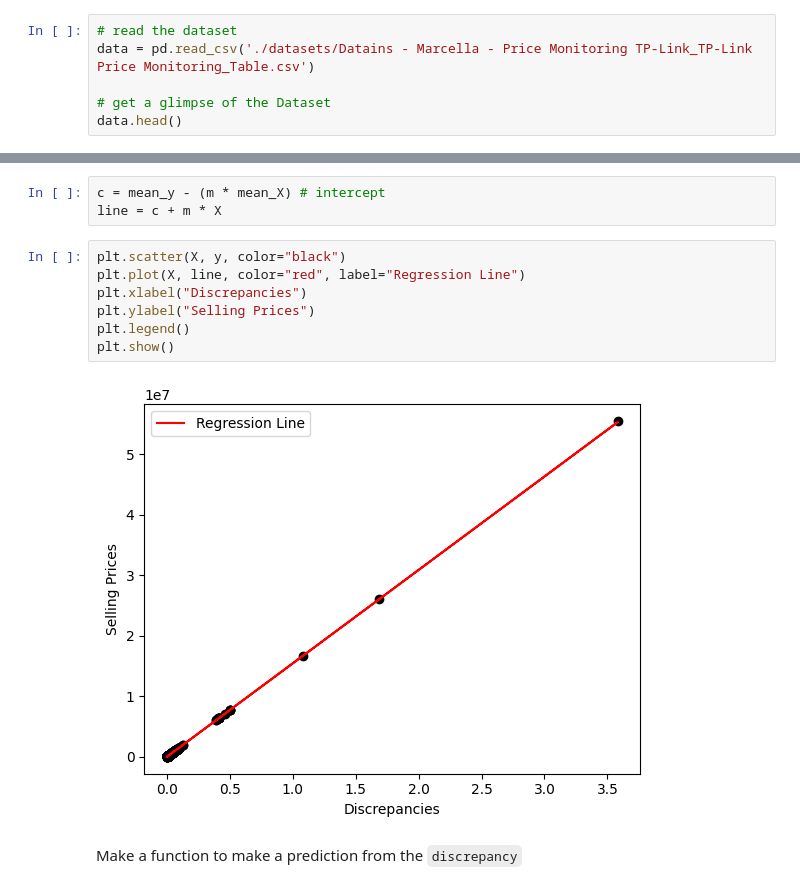
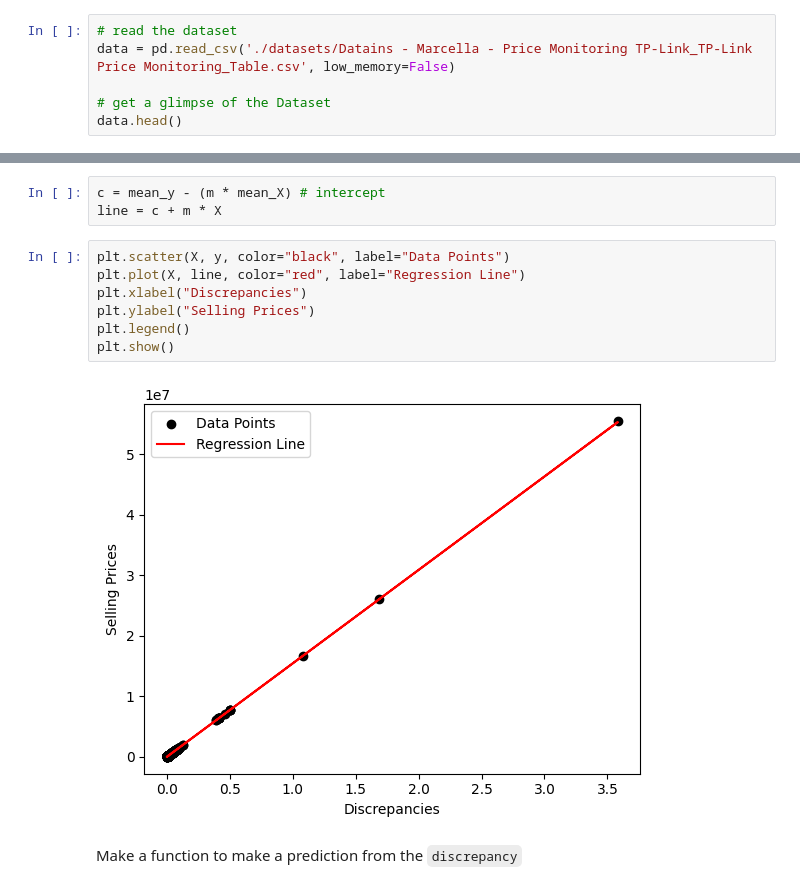
Before and after one commit to ahsanzizan/latihan-lks, a Jupyter notebook: soal-datains/main.ipynb, the cells around one changed output, grey strips where cells are left out. Cells and saved outputs as stored; diff of their text form.

Commit message:
Update soal-datains

```diff
--- a/soal-datains/main.ipynb
+++ b/soal-datains/main.ipynb
@@ -9,7 +9,7 @@ import seaborn as sns
 ## Loading the data
 # %%
 # read the dataset
-data = pd.read_csv('./datasets/Datains - Marcella - Price Monitoring TP-Link_TP-Link Price Monitoring_Table.csv')
+data = pd.read_csv('./datasets/Datains - Marcella - Price Monitoring TP-Link_TP-Link Price Monitoring_Table.csv', low_memory=False)
 
 # get a glimpse of the Dataset
 data.head()
@@ -100,14 +100,14 @@ To predict the target, we use the following formula:
 c = mean_y - (m * mean_X) # intercept
 line = c + m * X
 # %%
-plt.scatter(X, y, color="black")
+plt.scatter(X, y, color="black", label="Data Points")
 plt.plot(X, line, color="red", label="Regression Line")
 plt.xlabel("Discrepancies")
 plt.ylabel("Selling Prices")
 plt.legend()
 plt.show()
 # %% [output]
-[figure, old version]
+[figure, new version]
 # %% [markdown]
 Make a function to make a prediction from the `discrepancy`
 # %%
```
Also changed, not shown: parts of 2 cells of this notebook.
